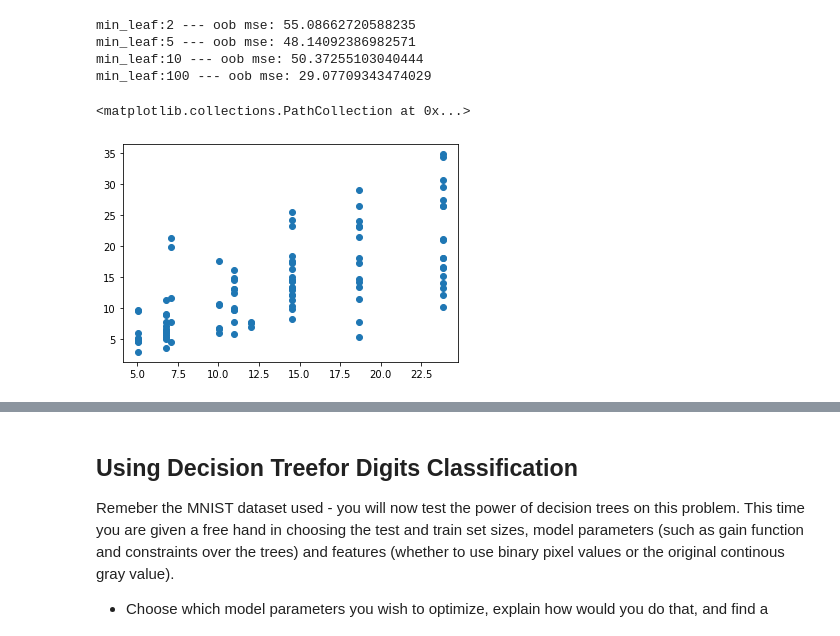
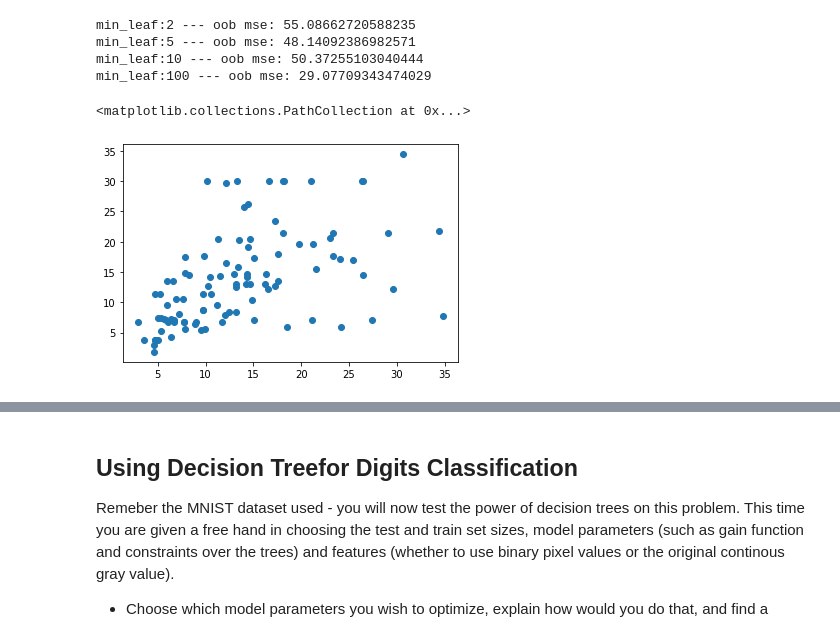
Before and after one commit to Shuaf98/y-data, a Jupyter notebook: ydata_supervised_learning/lecture5_DecisionTrees/Decision Trees _Exercise.ipynb, the cells around one changed output, grey strips where cells are left out. Cells and saved outputs as stored; diff of their text form; code cells hidden in the pictures.

Commit message:
decision tree final, ensemble 2/3

```diff
--- a/ydata_supervised_learning/lecture5_DecisionTrees/Decision Trees _Exercise.ipynb
+++ b/ydata_supervised_learning/lecture5_DecisionTrees/Decision Trees _Exercise.ipynb
@@ -260,10 +260,10 @@ min_leaf:5 --- oob mse: 48.14092386982571
 min_leaf:10 --- oob mse: 50.37255103040444
 min_leaf:100 --- oob mse: 29.07709343474029
 # %%
-regressor = RegressionTree(min_split=100, max_depth=100)
+regressor = RegressionTree(min_split=2, max_depth=100)
 regressor.fit(X_train, Y_train)
 y_hat = regressor.predict(X_test)  # forest is the chosen model
-plt.scatter(y_hat, Y_test)
+plt.scatter(Y_test, y_hat)
 # %% [output]
 <matplotlib.collections.PathCollection at 0x...>
-[figure, old version]
+[figure, new version]
```
Also changed, not shown: parts of 3 cells of this notebook, 4 other files.
